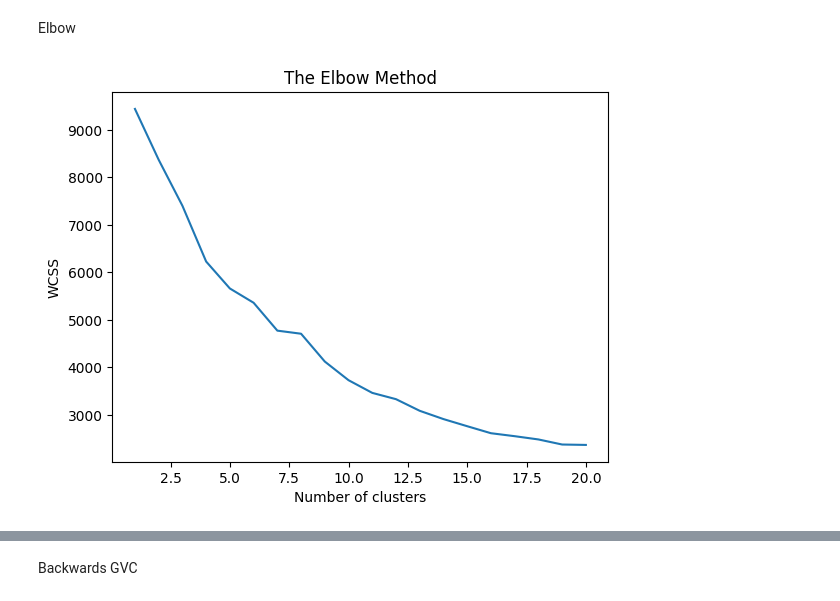
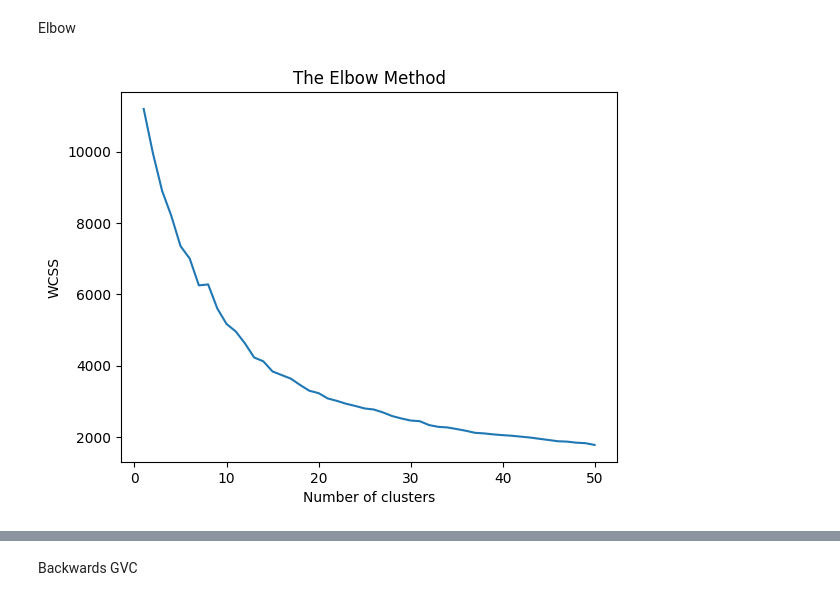
Before and after one commit to JanetYing/ECMA31350_Project, a Jupyter notebook: code/clustering/clustering_code.ipynb, the cells around one changed output, grey strips where cells are left out. Cells and saved outputs as stored; diff of their text form; code cells hidden in the pictures.

Commit message:
clustering

```diff
--- a/code/clustering/clustering_code.ipynb
+++ b/code/clustering/clustering_code.ipynb
@@ -121,9 +121,23 @@ Cluster 17: CHE, GAB, JAM, MNG, NER, NIC, OMN, PAN, SYR, USA, ZWE, ARG, BRA, DOM
 # %% [markdown]
 GVC MIX, IV Elbow
+# %%
+# Load the data
+data = pd.read_csv('../../data/combined_data/gvcomix_data.csv')
+# Drop rows with missing values in any of the columns used in the regression
+columns_to_check = ['milexp_pergdpSIPRI', 'decade', 'logpopdens_diff',
+                    'ecgrowth_demeaned', 'democracy_diff',
+                    'logmountain', 'ethnic_fractionalization', 'trans_outp_p']
+# Replace infinite values with NaN
+data[columns_to_check] = data[columns_to_check].replace([np.inf, -np.inf], np.nan)
+
+# Drop rows with NaN in these columns
+data = data.dropna(subset=columns_to_check)
+
+data = data.set_index(['country', 't'])
 # %%
 
 # relevant variables
-features = data[['s6', 'onset2COWCS', 'decade', 'logpopdens_diff' , 'ecgrowth_demeaned', 'democracy_diff',
+features = data[['s6', 'milexp_pergdpSIPRI', 'decade', 'logpopdens_diff' , 'ecgrowth_demeaned', 'democracy_diff',
                  'logmountain', 'ethnic_fractionalization']]
 
 # Normalize the features
@@ -148,5 +162,5 @@ plt.show()
 # %% [markdown]
 IV Clustering
 # %%
-kmeans = KMeans(n_clusters=13, random_state=0)
+kmeans = KMeans(n_clusters=21, random_state=0)
 data['Cluster'] = kmeans.fit_predict(features_scaled)
@@ -195,9 +195,9 @@ Forward GVC
 # Load the data
 data = pd.read_csv('../../data/combined_data/gvcofp_data.csv')
 # Drop rows with missing values in any of the columns used in the regression
-columns_to_check = ['onset2COWCS', 'decade', 'logpopdens_diff',
+columns_to_check = ['milexp_pergdpSIPRI', 'decade', 'logpopdens_diff',
                     'ecgrowth_demeaned', 'democracy_diff',
-                    'oilreserves', 'logmountain', 'ethnic_fractionalization', 'trans_outp_p']
+                    'logmountain', 'ethnic_fractionalization', 'trans_outp_p']
 # Replace infinite values with NaN
 data[columns_to_check] = data[columns_to_check].replace([np.inf, -np.inf], np.nan)
 
@@ -210,26 +210,26 @@ Elbow
 # %%
 
 # relevant variables
-features = data[['s6', 'onset2COWCS', 'decade', 'logpopdens_diff' , 'ecgrowth_demeaned', 'democracy_diff',
+features = data[['s6', 'milexp_pergdpSIPRI', 'decade', 'logpopdens_diff' , 'ecgrowth_demeaned', 'democracy_diff',
                  'logmountain', 'ethnic_fractionalization']]
 
 # Normalize the features
 scaler = StandardScaler()
 features_scaled = scaler.fit_transform(features)
 
 # Calculating WCSS for a range of number of clusters
 wcss = []
-for i in range(1, 21):  # Testing 1 to 10 clusters
+for i in range(1, 51):  # Testing 1 to 10 clusters
     kmeans = KMeans(n_clusters=i, init='k-means++', random_state=42)
     kmeans.fit(features_scaled)
     wcss.append(kmeans.inertia_)
 
 # Plotting the results to observe 'The Elbow'
-plt.plot(range(1, 21), wcss)
+plt.plot(range(1, 51), wcss)
 plt.title('The Elbow Method')
 plt.xlabel('Number of clusters')
 plt.ylabel('WCSS')
 plt.show()
 # %% [output]
-[figure, old version]
+[figure, new version]
 # %%
```
Also changed, not shown: parts of 19 cells of this notebook, 3 other files.
